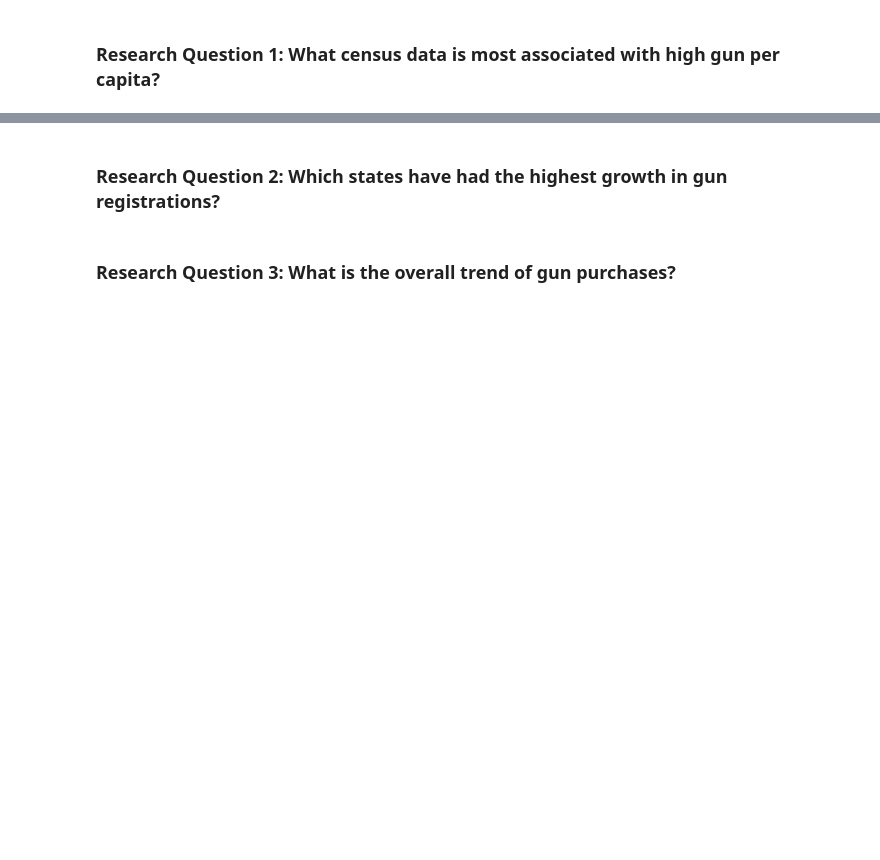
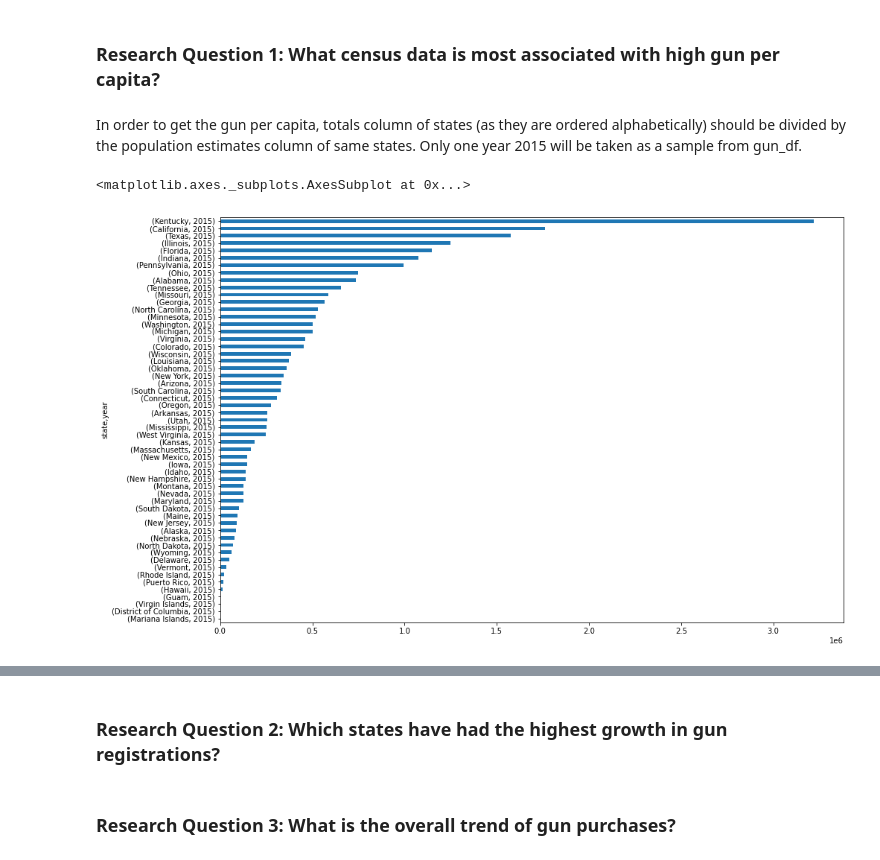
Before and after one commit to ZeyadSabbah/FirearmsUSA, a Jupyter notebook: FirarmsUSAnalysis.ipynb, the cells around one changed output, grey strips where cells are left out. Cells and saved outputs as stored; diff of their text form; code cells hidden in the pictures; blank space fills up the shorter version.

```diff
--- a/FirarmsUSAnalysis.ipynb
+++ b/FirarmsUSAnalysis.ipynb
@@ -575,3 +597,11 @@ From the horizontal bar chart, we can conclude that based on the Population Esti
 # %% [markdown]
 ### Research Question 1: What census data is most associated with high gun per capita?
+# %% [markdown]
+In order to get the gun per capita, totals column of states (as they are ordered alphabetically) should be divided by the population estimates column of same states. Only one year 2015 will be taken as a sample from gun_df.
+# %%
+gun_df[gun_df.year=='2015'].groupby(['state', 'year']).totals.sum()\
+.sort_values(ascending=True).plot(kind='barh', figsize=(15, 10))
+# %% [output]
+<matplotlib.axes._subplots.AxesSubplot at 0x...>
+[figure, added]
 # %%
```
Also changed, not shown: parts of 21 cells of this notebook.
